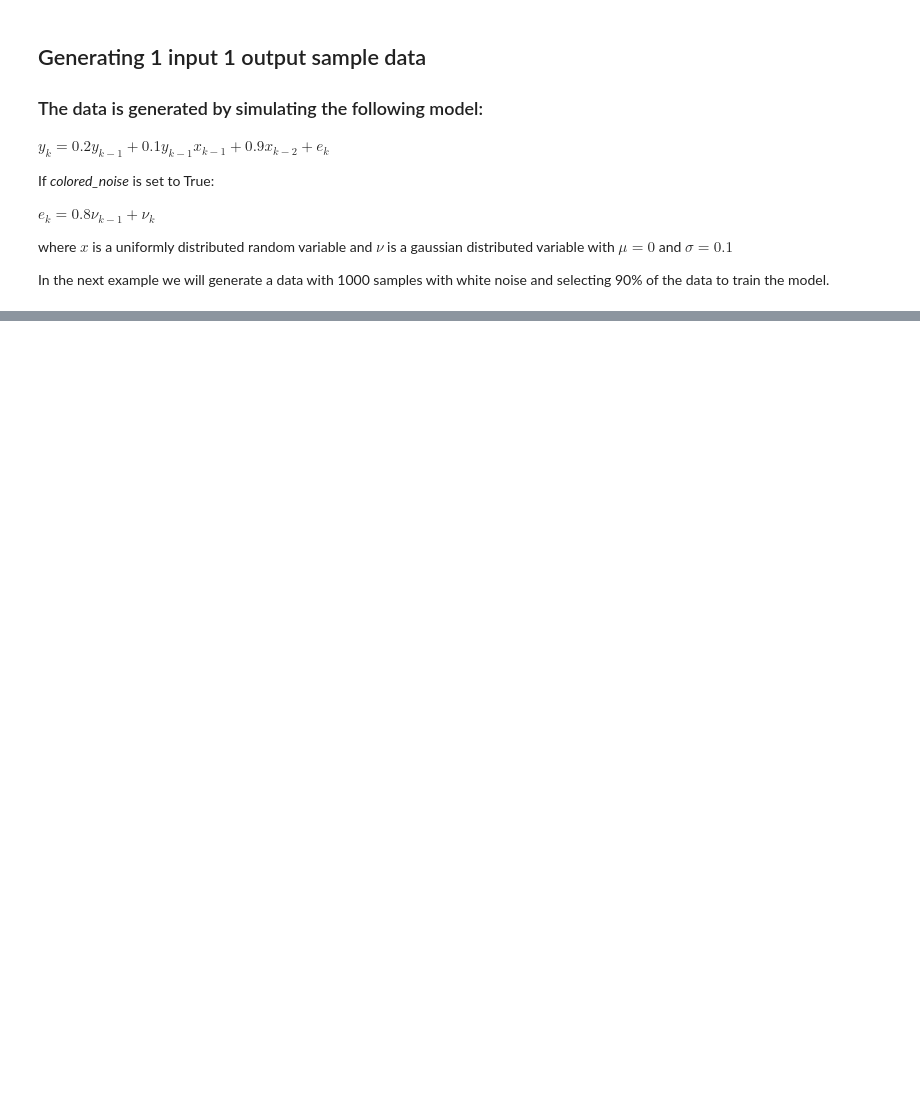
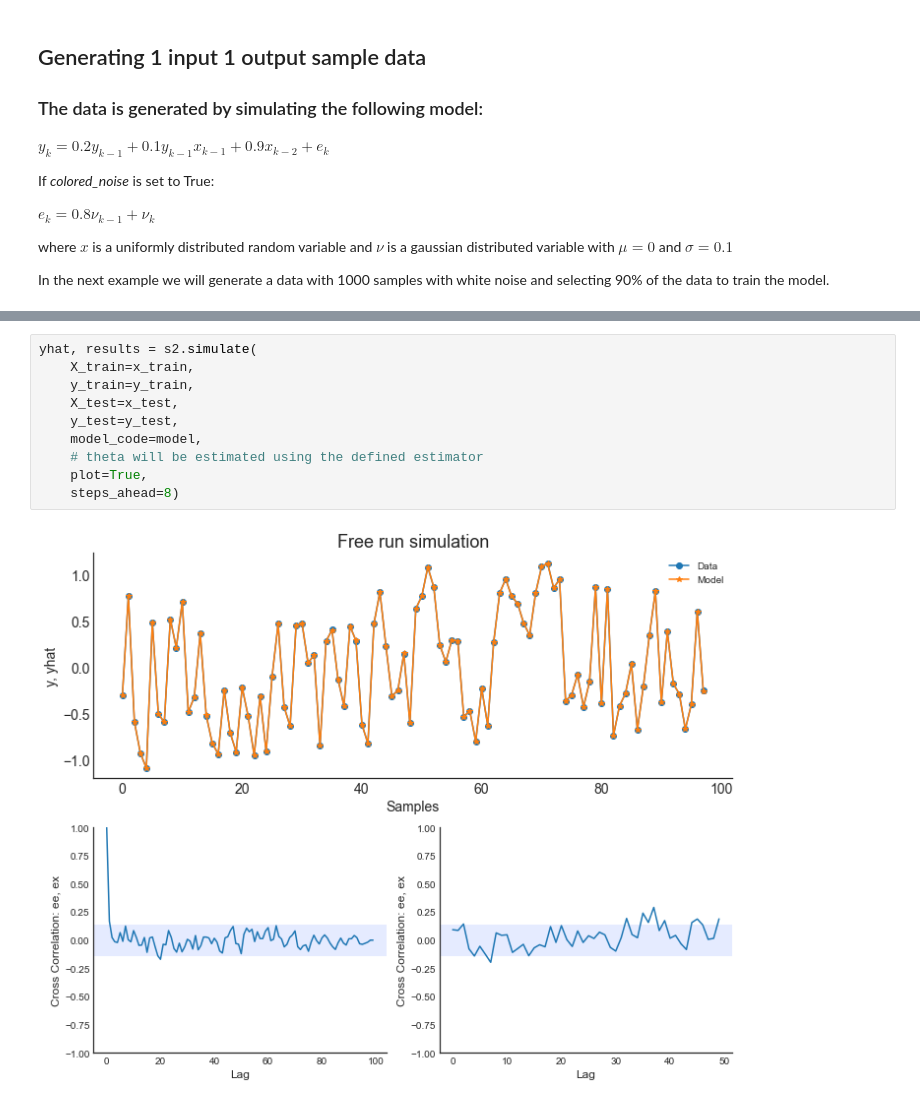
Before and after one commit to wilsonrljr/sysidentpy, a Jupyter notebook: docs/source/examples/simulating_a_predefined_model.ipynb, the cells around one changed output, grey strips where cells are left out. Drawn from its saved outputs; the diff is of its cells as text; blank space fills up the shorter version.

```diff
--- a/docs/source/examples/simulating_a_predefined_model.ipynb
+++ b/docs/source/examples/simulating_a_predefined_model.ipynb
@@ -179,0 +166,12 @@ model.plot_result(y_valid, yhat, ee, ex)
+# %%
+yhat, results = s2.simulate(
+    X_train=x_train,
+    y_train=y_train,
+    X_test=x_test,
+    y_test=y_test,
+    model_code=model,
+    # theta will be estimated using the defined estimator
+    plot=True,
+    steps_ahead=8)
+# %% [output]
+[figure, added]
```
Also changed, not shown: parts of 32 cells of this notebook.
